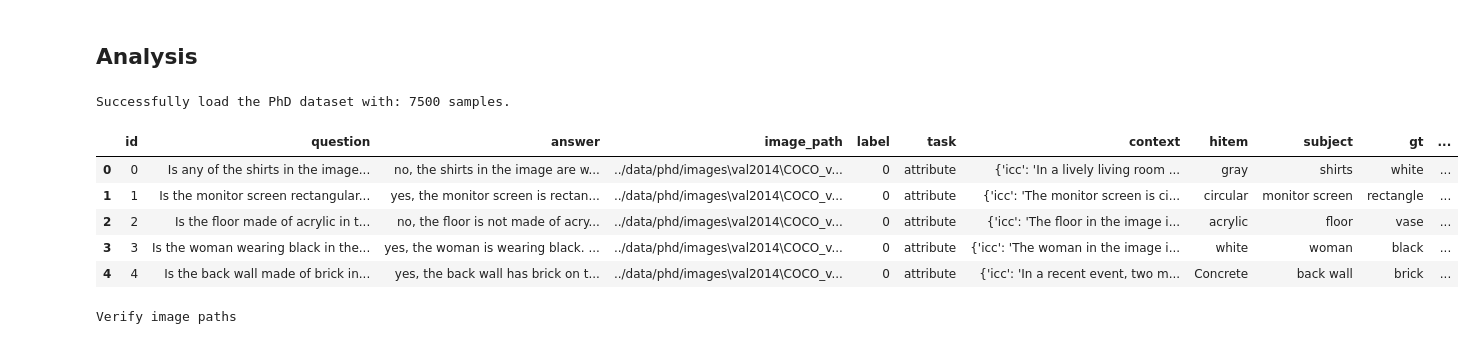
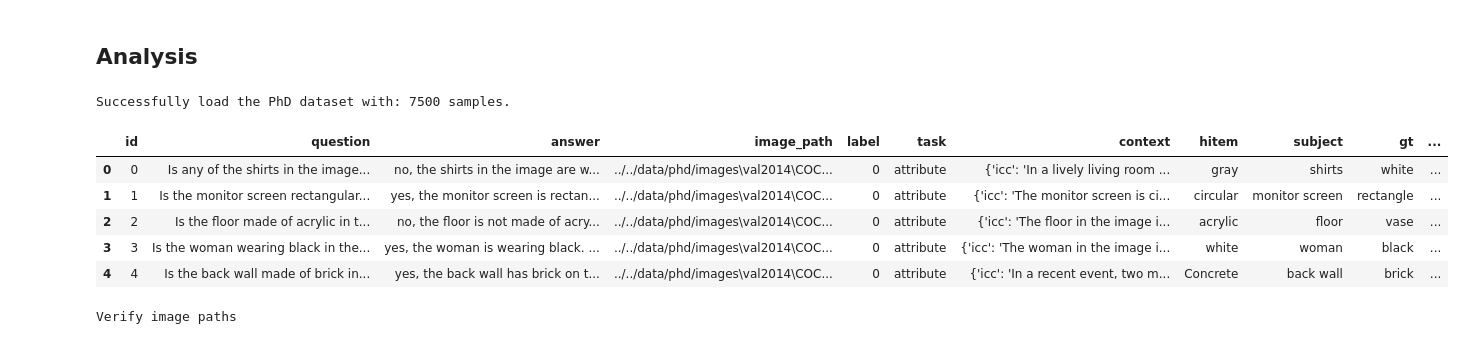
Before and after one commit to Venomsnaker/hcmus-hallucination-detection, a Jupyter notebook: experiment/phd_prototype/phd_prototype.ipynb, the cells around one changed output. Saved outputs shown, nothing was run; the diff lists cells and outputs as text; code cells hidden in the pictures.

```diff
--- a/experiment/phd_prototype.ipynb
+++ b/experiment/phd_prototype/phd_prototype.ipynb
@@ -14,20 +16,20 @@ from egh_vlm.utils import load_phd_dataset
 # %% [markdown]
 ## Analysis
 # %%
-dataset_path = '../data/phd/prototype/phd_sample_qwen3_vl_2b.json'
-img_folder_path = '../data/phd/images'
+dataset_path = f'{path_prefix}/data/phd/prototype/phd_sample_qwen3_vl_2b.json'
+img_folder_path = f'{path_prefix}/data/phd/images'
 
 dataset = load_phd_dataset(dataset_path, img_folder_path)
 df = pd.DataFrame(dataset)
 df.head()
 # %% [output]
 Successfully load the PhD dataset with: 7500 samples.
 |  | id | question | answer | image_path | label | task | context | hitem | subject | gt | ... |
-| 0 | 0 | Is any of the shirts in the image... | no, the shirts in the image are w... | ../data/phd/images\val2014\COCO_v... | 0 | attribute | {'icc': 'In a lively living room ... | gray | shirts | white | ... |
-| 1 | 1 | Is the monitor screen rectangular... | yes, the monitor screen is rectan... | ../data/phd/images\val2014\COCO_v... | 0 | attribute | {'icc': 'The monitor screen is ci... | circular | monitor screen | rectangle | ... |
-| 2 | 2 | Is the floor made of acrylic in t... | no, the floor is not made of acry... | ../data/phd/images\val2014\COCO_v... | 0 | attribute | {'icc': 'The floor in the image i... | acrylic | floor | vase | ... |
-| 3 | 3 | Is the woman wearing black in the... | yes, the woman is wearing black. ... | ../data/phd/images\val2014\COCO_v... | 0 | attribute | {'icc': 'The woman in the image i... | white | woman | black | ... |
-| 4 | 4 | Is the back wall made of brick in... | yes, the back wall has brick on t... | ../data/phd/images\val2014\COCO_v... | 0 | attribute | {'icc': 'In a recent event, two m... | Concrete | back wall | brick | ... |
+| 0 | 0 | Is any of the shirts in the image... | no, the shirts in the image are w... | ../../data/phd/images\val2014\COC... | 0 | attribute | {'icc': 'In a lively living room ... | gray | shirts | white | ... |
+| 1 | 1 | Is the monitor screen rectangular... | yes, the monitor screen is rectan... | ../../data/phd/images\val2014\COC... | 0 | attribute | {'icc': 'The monitor screen is ci... | circular | monitor screen | rectangle | ... |
+| 2 | 2 | Is the floor made of acrylic in t... | no, the floor is not made of acry... | ../../data/phd/images\val2014\COC... | 0 | attribute | {'icc': 'The floor in the image i... | acrylic | floor | vase | ... |
+| 3 | 3 | Is the woman wearing black in the... | yes, the woman is wearing black. ... | ../../data/phd/images\val2014\COC... | 0 | attribute | {'icc': 'The woman in the image i... | white | woman | black | ... |
+| 4 | 4 | Is the back wall made of brick in... | yes, the back wall has brick on t... | ../../data/phd/images\val2014\COC... | 0 | attribute | {'icc': 'In a recent event, two m... | Concrete | back wall | brick | ... |
 # %%
 image_paths = df['image_path'].to_list()
 print(f'Verify image paths')
```
Also changed, not shown: parts of 3 cells of this notebook, 19 other files.
